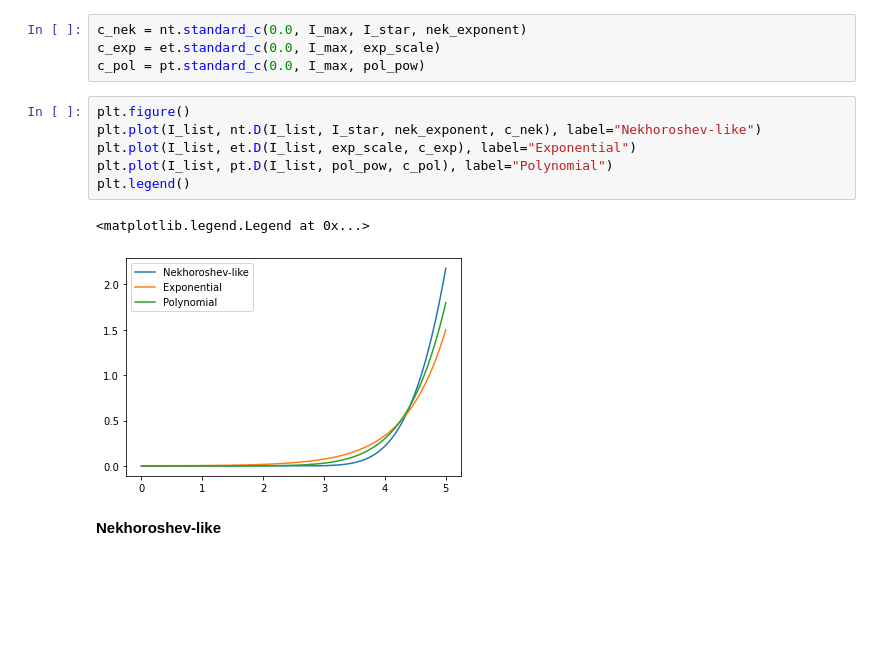
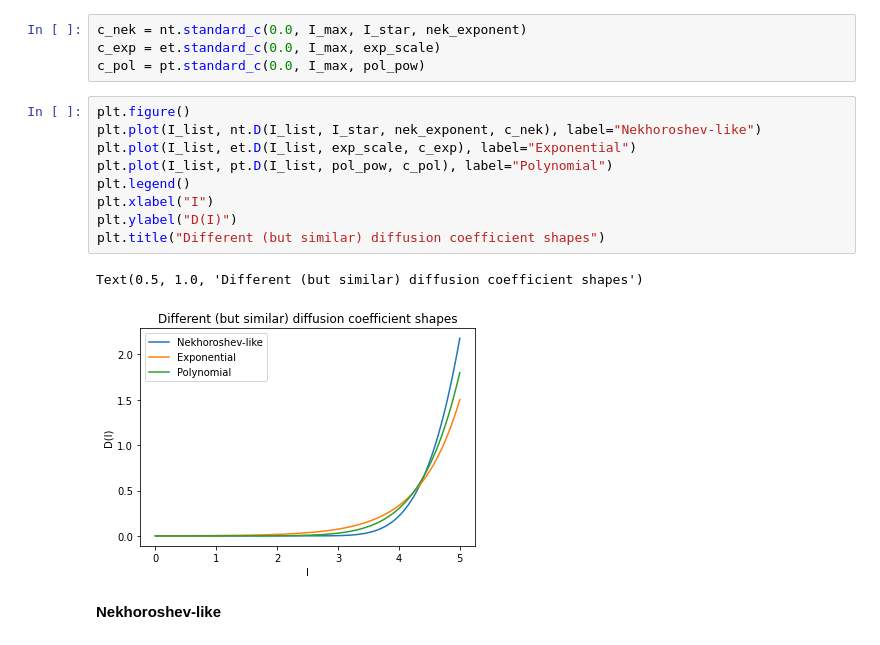
Before and after one commit to carlidel/more_about_nekhoroshev_diffusion, a Jupyter notebook: fit_showdown.ipynb, the cells around one changed output. Drawn from its saved outputs; the diff is of its cells as text; blank space fills up the shorter version.

Commit message:
better plots

```diff
--- a/fit_showdown.ipynb
+++ b/fit_showdown.ipynb
@@ -89,12 +92,15 @@ c_pol = pt.standard_c(0.0, I_max, pol_pow)
 # %%
 plt.figure()
 plt.plot(I_list, nt.D(I_list, I_star, nek_exponent, c_nek), label="Nekhoroshev-like")
 plt.plot(I_list, et.D(I_list, exp_scale, c_exp), label="Exponential")
 plt.plot(I_list, pt.D(I_list, pol_pow, c_pol), label="Polynomial")
 plt.legend()
+plt.xlabel("I")
+plt.ylabel("D(I)")
+plt.title("Different (but similar) diffusion coefficient shapes")
 # %% [output]
-<matplotlib.legend.Legend at 0x...>
+Text(0.5, 1.0, 'Different (but similar) diffusion coefficient shapes')
-[figure, old version]
+[figure, new version]
 # %% [markdown]
 **Nekhoroshev-like**
 # %%
```
Also changed, not shown: parts of 14 cells of this notebook.
